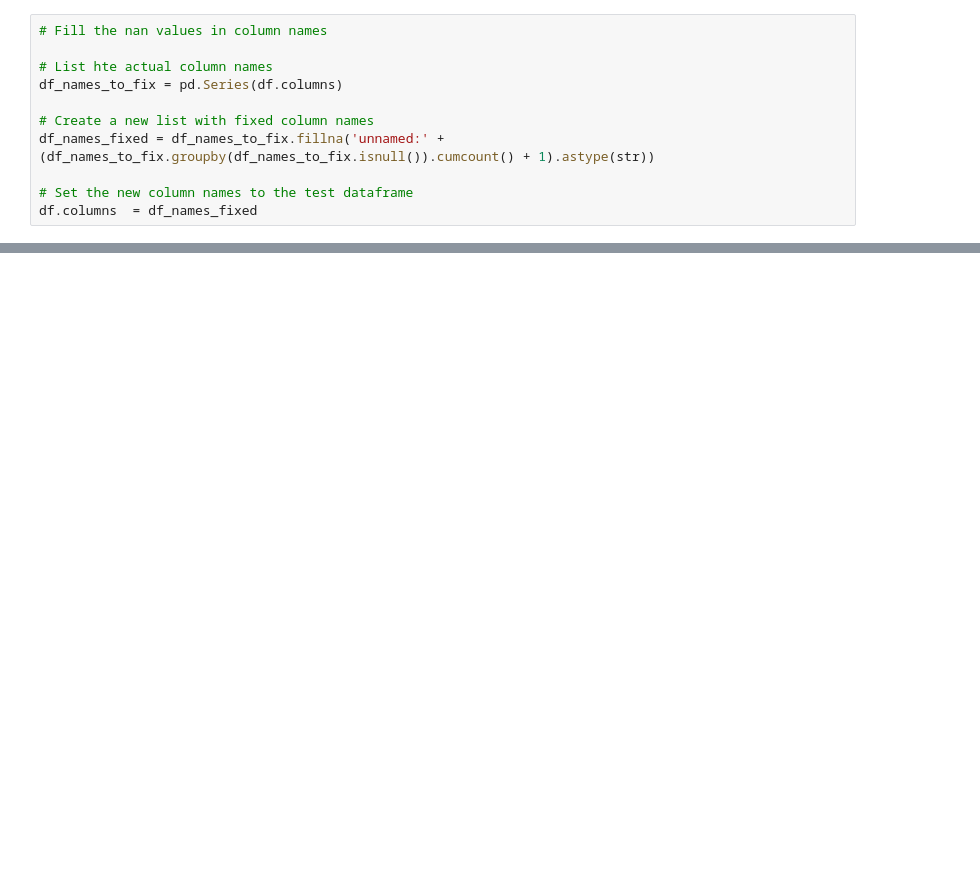
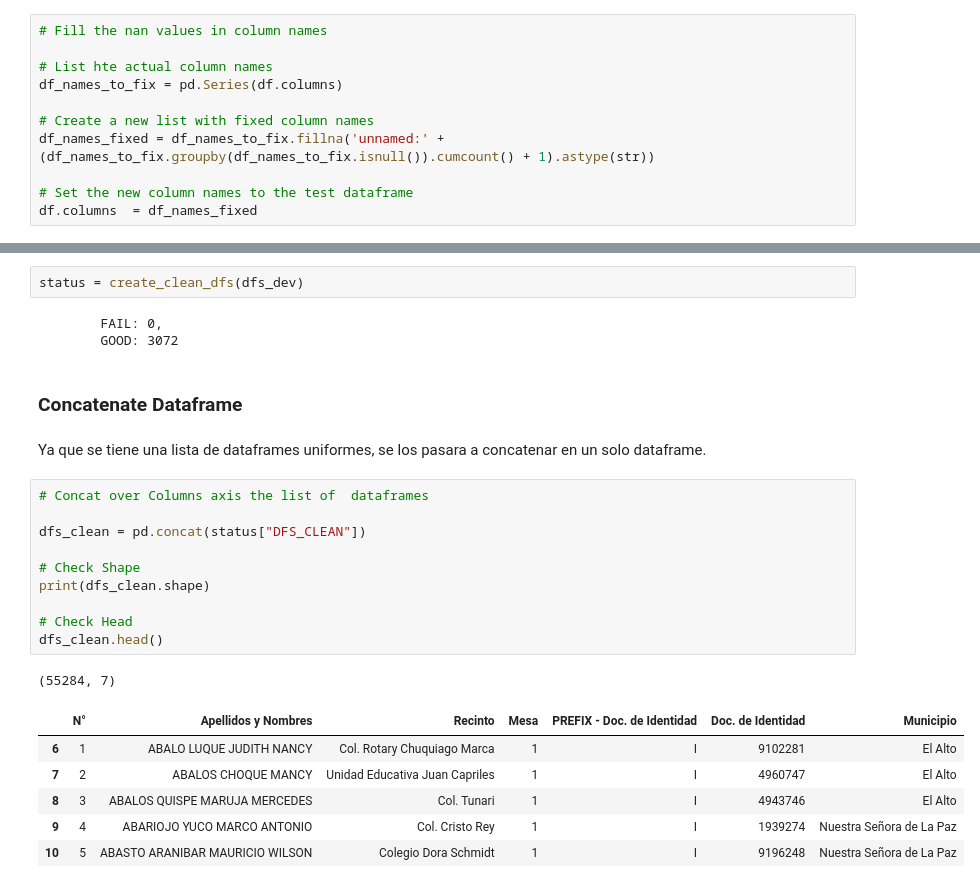
Before and after one commit to stanlee321/create_jurados_dataset_elecciones_bolivia_2020, a Jupyter notebook: extract_jurados.ipynb, the cells around one changed output, grey strips where cells are left out. Cells and saved outputs as stored; diff of their text form; blank space fills up the shorter version.

```diff
--- a/extract_jurados.ipynb
+++ b/extract_jurados.ipynb
@@ -174,0 +401,27 @@ df_clean.head()
+# %%
+status = create_clean_dfs(dfs_dev)
+# %% [output]
+        FAIL: 0,
+        GOOD: 3072
+# %% [markdown]
+### Concatenate Dataframe
+# %% [markdown]
+Ya que se tiene una lista de dataframes uniformes, se los pasara a concatenar en un solo dataframe.
+# %%
+# Concat over Columns axis the list of  dataframes
+
+dfs_clean = pd.concat(status["DFS_CLEAN"])
+
+# Check Shape
+print(dfs_clean.shape)
+
+# Check Head
+dfs_clean.head()
+# %% [output]
+(55284, 7)
+|  | N° | Apellidos y Nombres | Recinto | Mesa | PREFIX - Doc. de Identidad | Doc. de Identidad | Municipio |
+| 6 | 1 | ABALO LUQUE JUDITH NANCY | Col. Rotary Chuquiago Marca | 1 | I | 9102281 | El Alto |
+| 7 | 2 | ABALOS CHOQUE MANCY | Unidad Educativa Juan Capriles | 1 | I | 4960747 | El Alto |
+| 8 | 3 | ABALOS QUISPE MARUJA MERCEDES | Col. Tunari | 1 | I | 4943746 | El Alto |
+| 9 | 4 | ABARIOJO YUCO MARCO ANTONIO | Col. Cristo Rey | 1 | I | 1939274 | Nuestra Señora de La Paz |
+| 10 | 5 | ABASTO ARANIBAR MAURICIO WILSON | Colegio Dora Schmidt | 1 | I | 9196248 | Nuestra Señora de La Paz |
```
Also changed, not shown: parts of 59 cells of this notebook, 6 other files.
